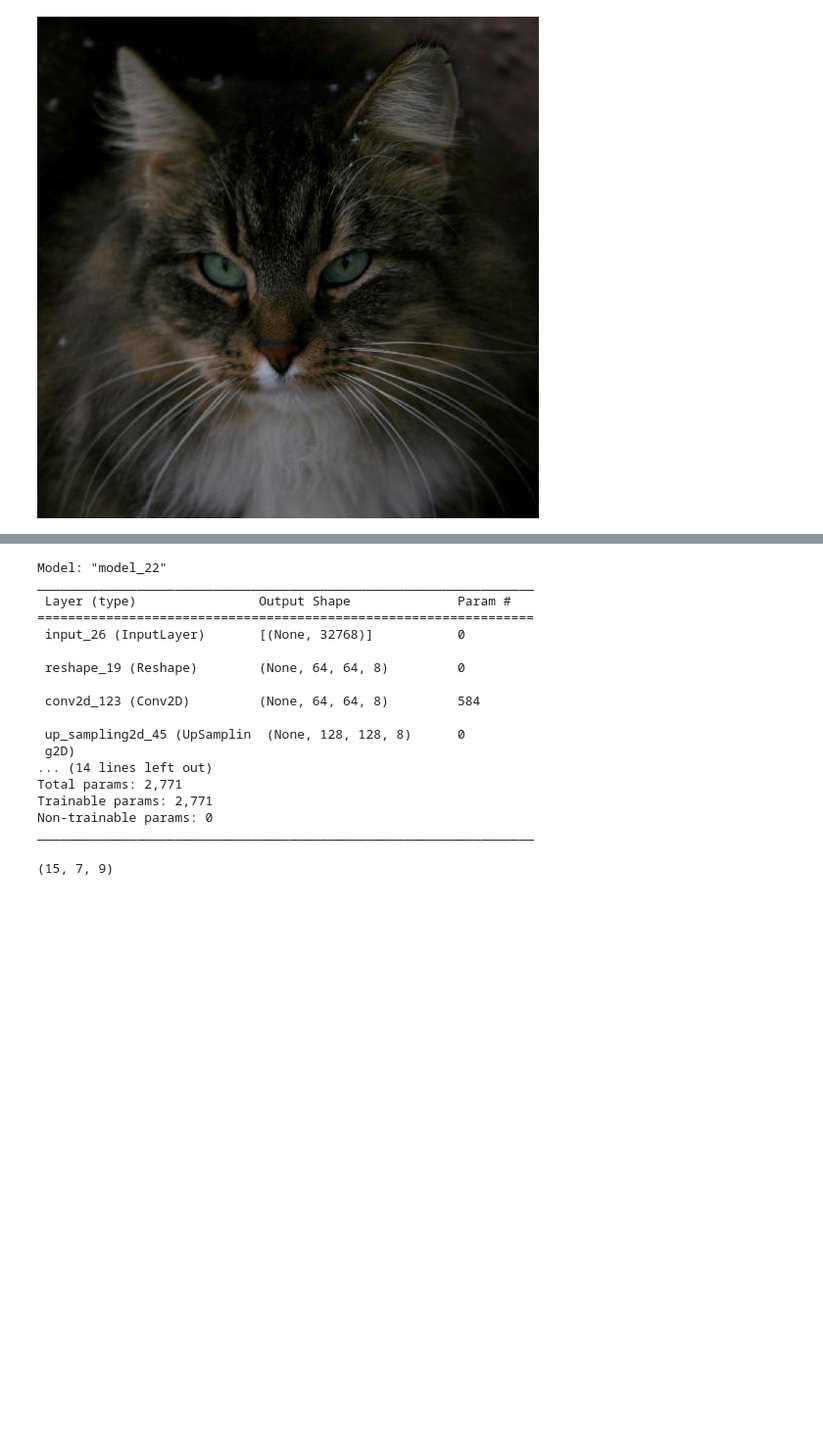
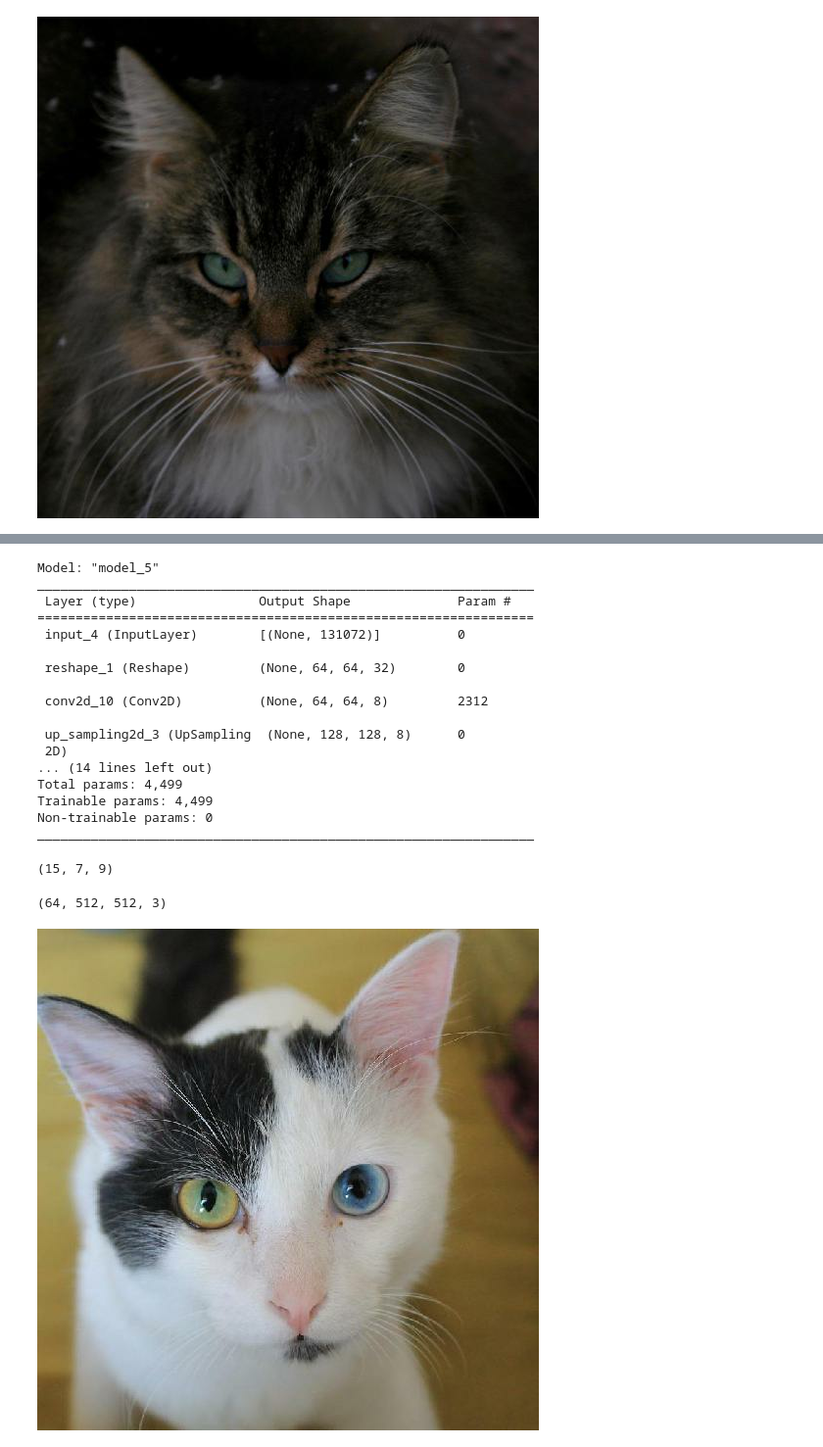
Before and after one commit to luca-arts/luca-arts.github.io, a Jupyter notebook: knowledge/AI/notebooks/Animal_faces_latent_interpolation.ipynb, the cells around one changed output, grey strips where cells are left out. Shown at 98% size. Cells and saved outputs as stored; diff of their text form; code cells hidden in the pictures; blank space fills up the shorter version.

```diff
--- a/knowledge/AI/notebooks/Animal_faces_latent_interpolation.ipynb
+++ b/knowledge/AI/notebooks/Animal_faces_latent_interpolation.ipynb
@@ -117,11 +114,12 @@ for image_batch, labels_batch in ds:
 # %%
 # preprocessing of data
-AUTOTUNE = tf.data.AUTOTUNE
-prepr_ds = ds.cache().shuffle(1000).prefetch(buffer_size=AUTOTUNE)
+# AUTOTUNE = tf.data.AUTOTUNE
+# prepr_ds = ds.cache().shuffle(1000).prefetch(buffer_size=AUTOTUNE)
 
 # # normalize the data
 normalization_layer = layers.Rescaling(1./255)
-normalized_ds = prepr_ds.map(lambda x,y: (normalization_layer(x),y))
+# flatten_layer =
+normalized_ds = ds.map(lambda x: (normalization_layer(x)))
 # image_batch, labels_batch = next(iter(normalized_ds))
 # first_image = image_batch[0]
 # # Notice the pixel values are now in `[0,1]`.
@@ -189,7 +187,7 @@ Trainable params: 2,192
 Non-trainable params: 0
 _________________________________________________________________
 # %%
-encoded_input = Input(shape=(32768,))
+encoded_input = Input(shape=(131072,))
 
 deco = autoencoder.layers[-8](encoded_input)
 deco = autoencoder.layers[-7](deco)
@@ -203,21 +201,21 @@ deco = autoencoder.layers[-1](deco)
 decoder = Model(encoded_input, deco)
 decoder.summary()
 # %% [output]
-Model: "model_22"
+Model: "model_5"
 _________________________________________________________________
  Layer (type)                Output Shape              Param #
 =================================================================
- input_26 (InputLayer)       [(None, 32768)]           0
+ input_4 (InputLayer)        [(None, 131072)]          0
 
- reshape_19 (Reshape)        (None, 64, 64, 8)         0
+ reshape_1 (Reshape)         (None, 64, 64, 32)        0
 
- conv2d_123 (Conv2D)         (None, 64, 64, 8)         584
+ conv2d_10 (Conv2D)          (None, 64, 64, 8)         2312
 
- up_sampling2d_45 (UpSamplin  (None, 128, 128, 8)      0
- g2D)
+ up_sampling2d_3 (UpSampling  (None, 128, 128, 8)      0
+ 2D)
 ... (14 lines left out)
-Total params: 2,771
-Trainable params: 2,771
+Total params: 4,499
+Trainable params: 4,499
 Non-trainable params: 0
 _________________________________________________________________
 # %%
@@ -226,3 +224,12 @@ autoencoder.compile(optimizer='adam', loss='binary_crossentropy')
 len(autoencoder.layers),len(encoder.layers),len(decoder.layers)
 # %% [output]
 (15, 7, 9)
+# %%
+for image in normalized_ds:
+  print(image.shape)
+  img = keras.preprocessing.image.array_to_img(image[0])
+  break
+img
+# %% [output]
+(64, 512, 512, 3)
+[figure, added]
```
Also changed, not shown: parts of 10 cells of this notebook.
